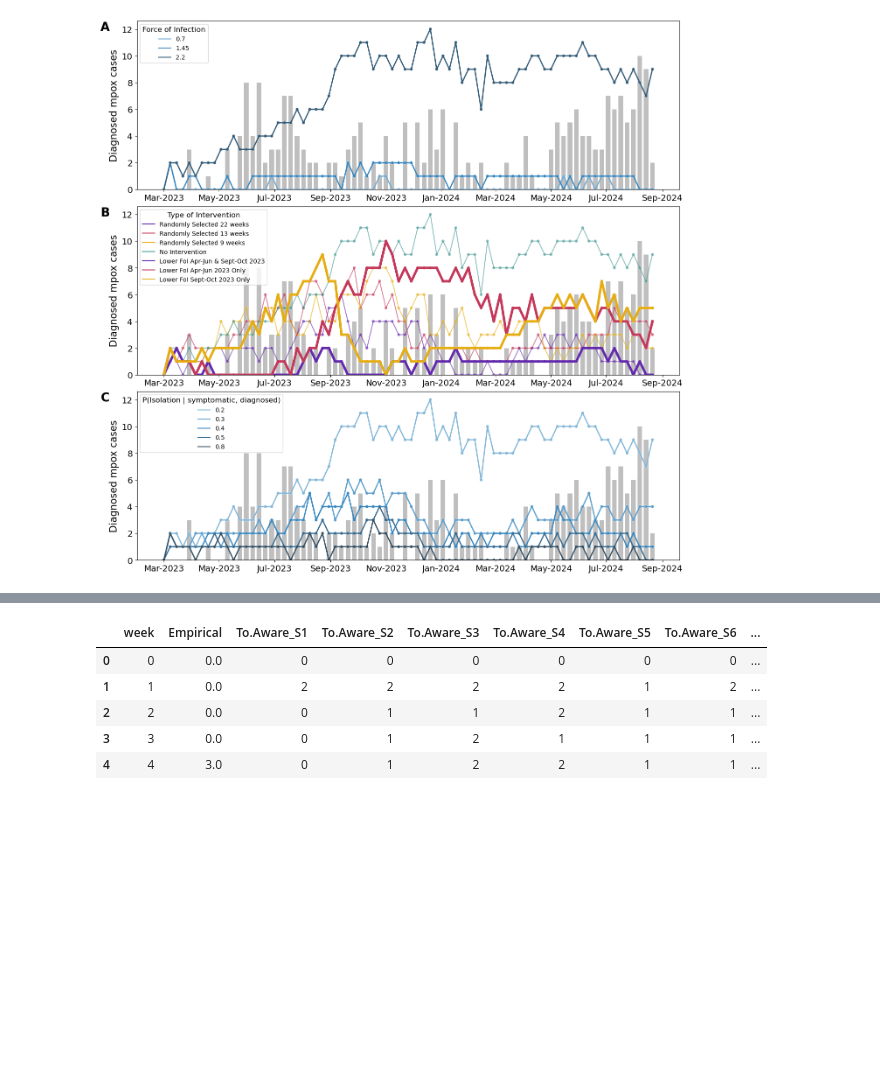
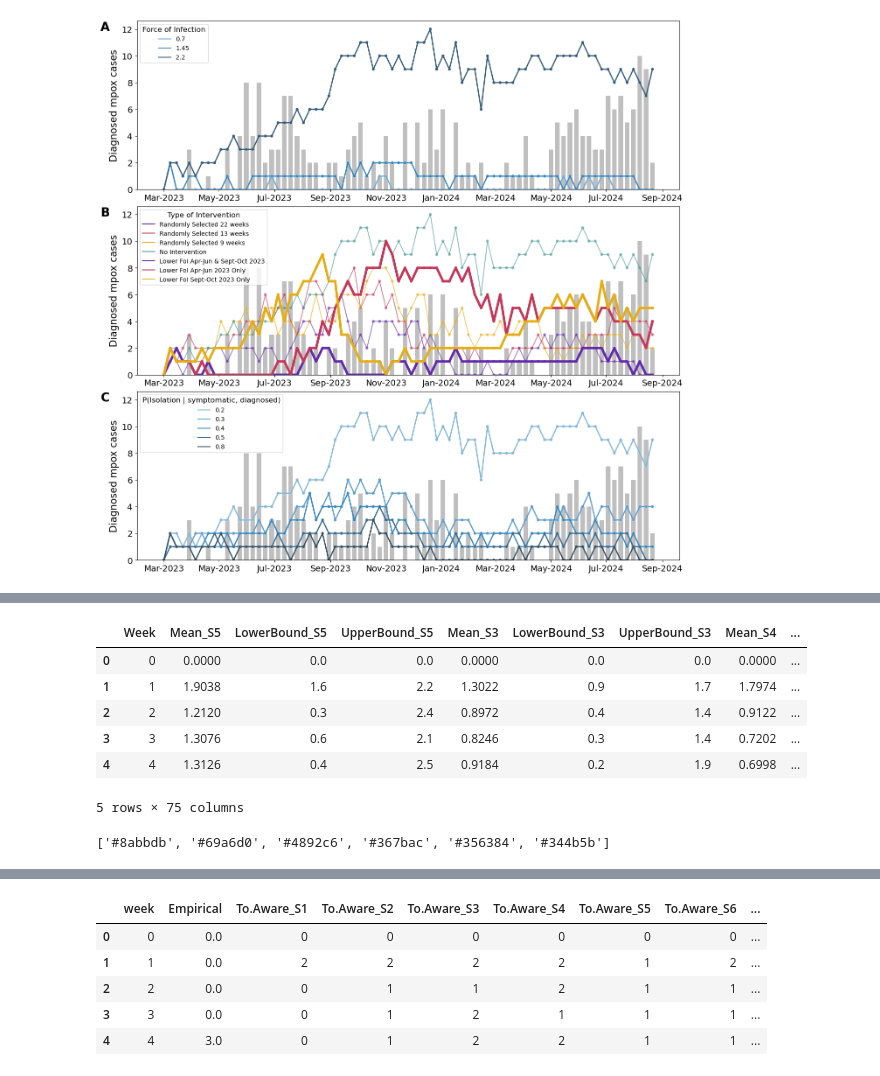
Before and after one commit to blab/mpox-la, a Jupyter notebook: scripts/microsimulation_results.ipynb, the cells around one changed output, grey strips where cells are left out. Drawn from its saved outputs; the diff is of its cells as text; code cells hidden in the pictures; blank space fills up the shorter version.

```diff
--- a/scripts/microsimulation_results.ipynb
+++ b/scripts/microsimulation_results.ipynb
@@ -265,0 +560,18 @@ See the caveats in the documentation: https://pandas.pydata.org/pandas-docs/stab
+# %%
+start_date = datetime(2023, 3, 1)
+modeling_df = merged_df.copy()
+modeling_df['week_date'] = modeling_df['Week'].apply(lambda x: (start_date + timedelta(weeks=x)).strftime('%Y-%m-%d'))
+modeling_df = modeling_df.dropna()
+modeling_df.head()
+# %% [output]
+|  | Week | Mean_S5 | LowerBound_S5 | UpperBound_S5 | Mean_S3 | LowerBound_S3 | UpperBound_S3 | Mean_S4 | ... |
+| 0 | 0 | 0.0000 | 0.0 | 0.0 | 0.0000 | 0.0 | 0.0 | 0.0000 | ... |
+| 1 | 1 | 1.9038 | 1.6 | 2.2 | 1.3022 | 0.9 | 1.7 | 1.7974 | ... |
+| 2 | 2 | 1.2120 | 0.3 | 2.4 | 0.8972 | 0.4 | 1.4 | 0.9122 | ... |
+| 3 | 3 | 1.3076 | 0.6 | 2.1 | 0.8246 | 0.3 | 1.4 | 0.7202 | ... |
+| 4 | 4 | 1.3126 | 0.4 | 2.5 | 0.9184 | 0.2 | 1.9 | 0.6998 | ... |
+5 rows × 75 columns
+# %%
+print(sns.color_palette("Blues_d").as_hex())
+# %% [output]
+['#8abbdb', '#69a6d0', '#4892c6', '#367bac', '#356384', '#344b5b']
```
Also changed, not shown: parts of 9 cells of this notebook, 30 other files.
